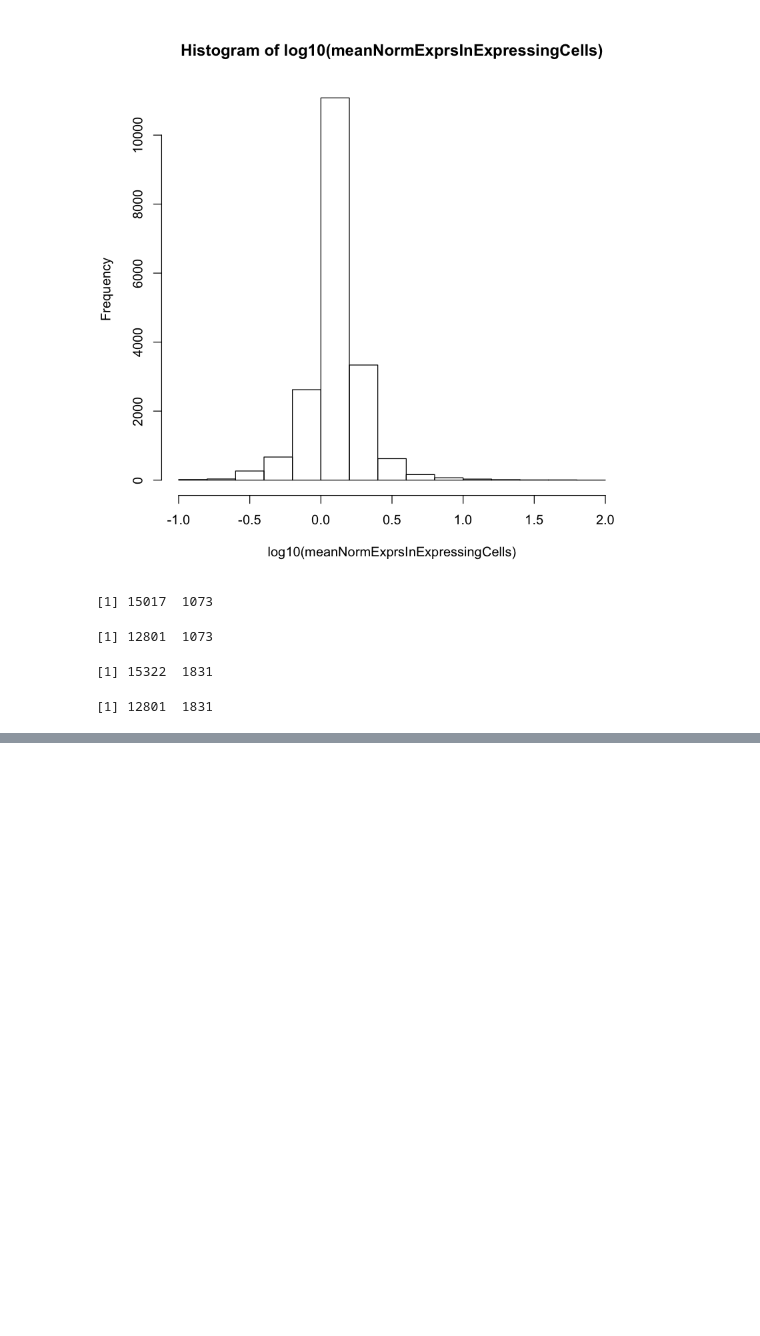
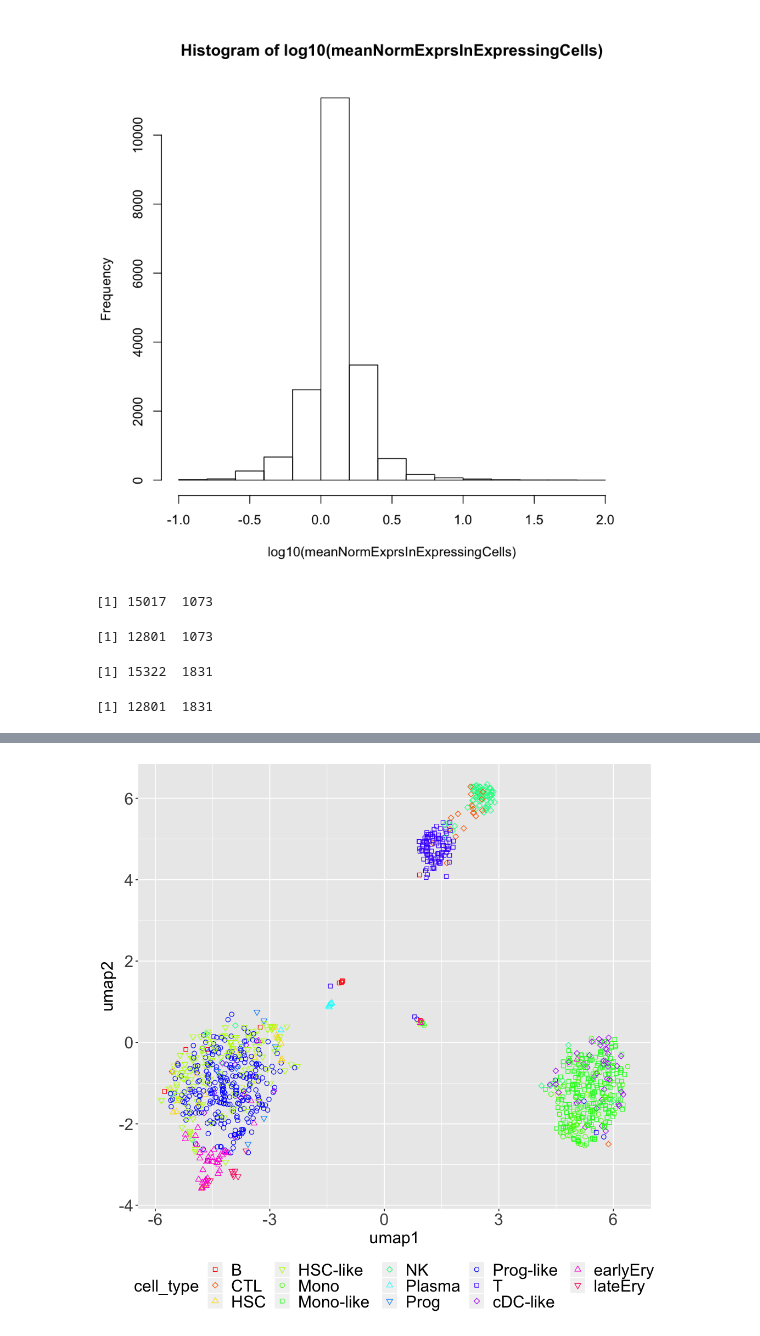
Before and after one commit to ScialdoneLab/COMUNET, a Jupyter notebook: Tutorials/comparativeAnalysis/1_PrepareData.ipynb, the cells around one changed output, grey strips where cells are left out. Saved outputs shown, nothing was run; the diff lists cells and outputs as text; code cells hidden in the pictures; blank space fills up the shorter version.

Commit message:
UMAP added

```diff
--- a/Tutorials/comparativeAnalysis/1_PrepareData.ipynb
+++ b/Tutorials/comparativeAnalysis/1_PrepareData.ipynb
@@ -552,0 +558,87 @@ write.table(counts2_filtered
+# %%
+for (cond in c("d0"
+              ,"d19")
+    ){
+    # define variables
+    if (cond == "d0"){
+        norm_exprs <- counts1_filtered
+        anno <- anno_1
+    } else {
+        norm_exprs <- counts2_filtered
+        anno <- anno_2
+    }
+    # calcualte HVG
+    seurat.obj <- CreateSeuratObject(counts = norm_exprs # NOTE: this is already normalized data!
+                               )
+    # identify HVGs
+    seurat.obj <- FindVariableFeatures(seurat.obj, selection.method = "vst", nfeatures = 2000)
+    # Identify the 10 most highly variable genes
+    top10 <- head(VariableFeatures(seurat.obj), 10)
+    top10
+
+    HVG <- seurat.obj@assays$RNA@var.features
+
+    # make dissimilarity matrix
+    # Calculate distance matrix
+    chosen.exprs <- norm_exprs[HVG,]
+    # Calculate distance matrix between cells
+    dissimMatrix <- sqrt((1-cor(chosen.exprs, method = "spearman"))/2)
+
+    # calculate UMAP
+    fontsize <- 18
+    set.seed(100)
+    custom.settings <-  umap.defaults
+    custom.settings$input <- "dist"
+    my.umap <- umap(dissimMatrix
+                    ,config = custom.settings
+                    )
+
+    # prepare dataframe for plotting
+    dfForUmap <- data.frame(x=my.umap$layout[,1]
+                            ,y=my.umap$layout[,2]
+                            ,cell_type=anno$cell_type
+    )
+    dfForUmap$cell_type <- as.factor(as.character(dfForUmap$cell_type))
+    cell_type.col <- structure(rainbow(length(levels(dfForUmap$cell_type))))
+    names(cell_type.col) <- levels(dfForUmap$cell_type)
+
+    cell_type.shape <- c(1:length(cell_type.col)) %% 5 +21
+    names(cell_type.shape) <- names(cell_type.col)
+
+    # plot UMAP
+    umap.clusters <- ggplot(dfForUmap
+                            , aes(x=x
+                                  ,y=y
+                                  ,color=cell_type
+                                  ,shape = cell_type
+                            )
+    )+
+            geom_point(size=2) +
+            scale_color_manual(name = "cell_type"
+                               ,labels = names(cell_type.col)
+                               ,values = cell_type.col) +
+            scale_shape_manual(name = "cell_type"
+                               ,labels = names(cell_type.shape)
+                               ,values = cell_type.shape) +
+            ylab("umap2") +
+            xlab("umap1") +
+            #ggtitle("umap of ligand-receptor pairs") +
+            theme(legend.position="bottom"
+                  ,axis.title = element_text(size = fontsize)
+                  ,axis.text = element_text(size = fontsize)
+                  ,legend.text = element_text(size = fontsize)
+                  ,legend.title = element_text(size = fontsize)
+            ) +
+            guides(fill=guide_legend(nrow=2
+                                     ,direction = "horizontal"
+                                     ,title.position = "top"
+                                     ,label.position= "bottom"
+                                     ,byrow=TRUE
+            )
+            )
+    options(repr.plot.width = 8.5, repr.plot.height = 8.5)
+    print(umap.clusters)
+
+    print(table(dfForUmap$cell_type))
+}
+# %% [output]
@@ -552,0 +653 @@ write.table(counts2_filtered
+[figure, added]
```
Also changed, not shown: parts of 10 cells of this notebook.
